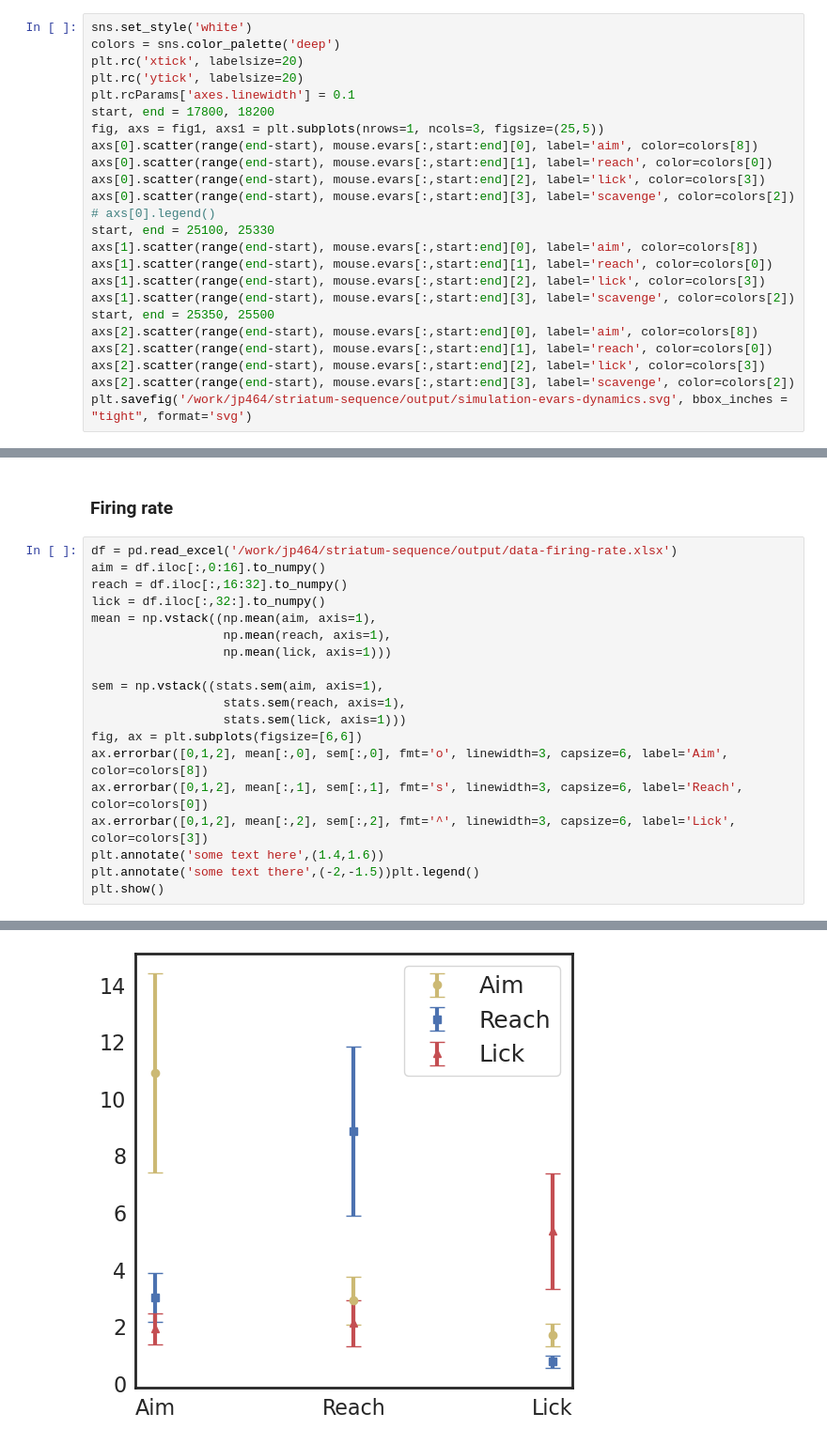
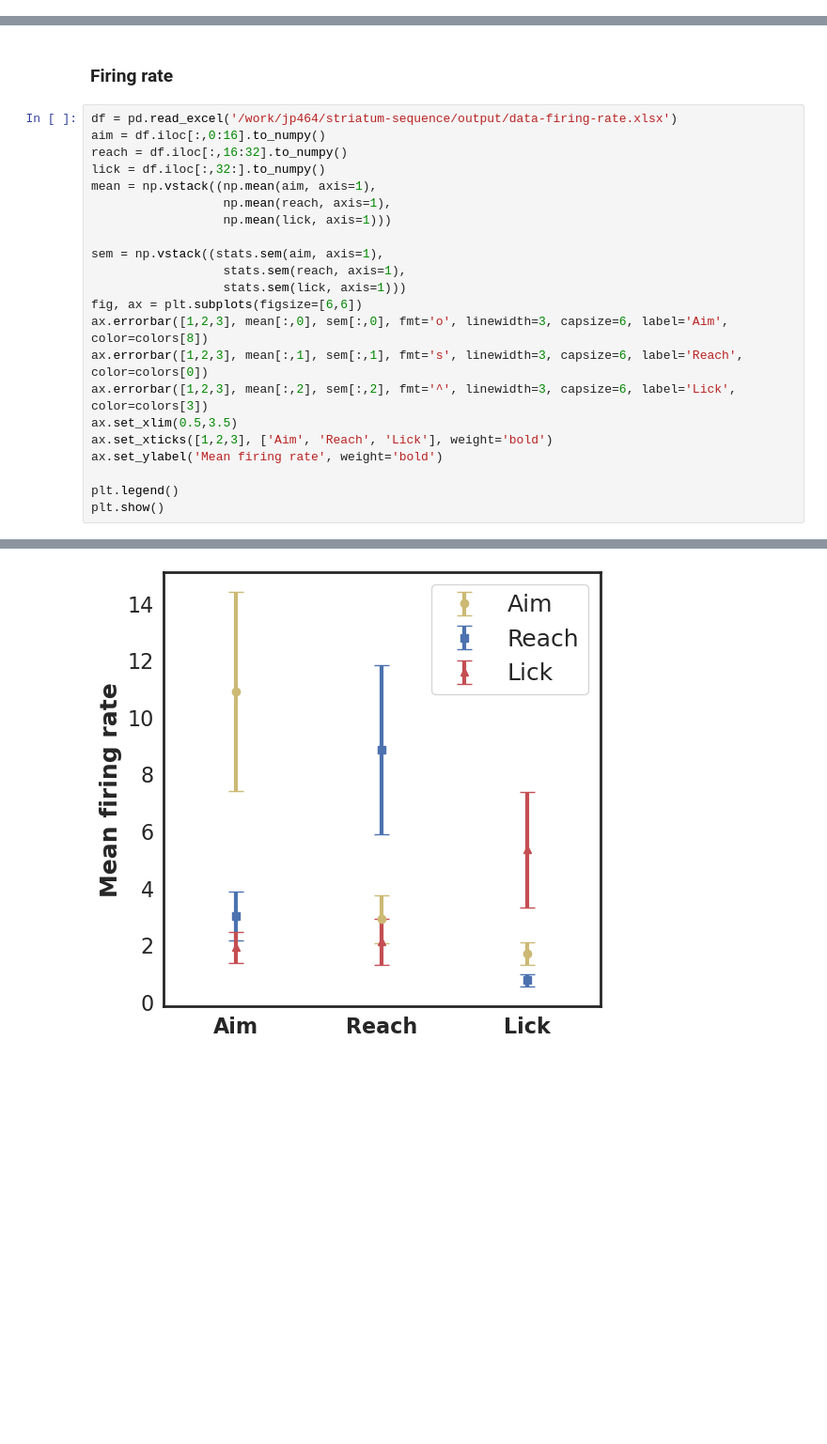
Before and after one commit to jp464/striatal-sequence, a Jupyter notebook: figures/article/1/figure.ipynb, the cells around one changed output, grey strips where cells are left out. Shown at 94% size. Cells and saved outputs as stored; diff of their text form; blank space fills up the shorter version.

```diff
--- a/figures/article/1/figure.ipynb
+++ b/figures/article/1/figure.ipynb
@@ -247,24 +200,0 @@ findfont: Font family 'arial' not found.
-# %%
-sns.set_style('white')
-colors = sns.color_palette('deep')
-plt.rc('xtick', labelsize=20)
-plt.rc('ytick', labelsize=20)
-plt.rcParams['axes.linewidth'] = 0.1
-start, end = 17800, 18200
-fig, axs = fig1, axs1 = plt.subplots(nrows=1, ncols=3, figsize=(25,5))
-axs[0].scatter(range(end-start), mouse.evars[:,start:end][0], label='aim', color=colors[8])
-axs[0].scatter(range(end-start), mouse.evars[:,start:end][1], label='reach', color=colors[0])
-axs[0].scatter(range(end-start), mouse.evars[:,start:end][2], label='lick', color=colors[3])
-axs[0].scatter(range(end-start), mouse.evars[:,start:end][3], label='scavenge', color=colors[2])
-# axs[0].legend()
-start, end = 25100, 25330
-axs[1].scatter(range(end-start), mouse.evars[:,start:end][0], label='aim', color=colors[8])
-axs[1].scatter(range(end-start), mouse.evars[:,start:end][1], label='reach', color=colors[0])
-axs[1].scatter(range(end-start), mouse.evars[:,start:end][2], label='lick', color=colors[3])
-axs[1].scatter(range(end-start), mouse.evars[:,start:end][3], label='scavenge', color=colors[2])
-start, end = 25350, 25500
-axs[2].scatter(range(end-start), mouse.evars[:,start:end][0], label='aim', color=colors[8])
-axs[2].scatter(range(end-start), mouse.evars[:,start:end][1], label='reach', color=colors[0])
-axs[2].scatter(range(end-start), mouse.evars[:,start:end][2], label='lick', color=colors[3])
-axs[2].scatter(range(end-start), mouse.evars[:,start:end][3], label='scavenge', color=colors[2])
-plt.savefig('/work/jp464/striatum-sequence/output/simulation-evars-dynamics.svg', bbox_inches = "tight", format='svg')
@@ -332,11 +259,14 @@ sem = np.vstack((stats.sem(aim, axis=1),
                   stats.sem(reach, axis=1),
                   stats.sem(lick, axis=1)))
 fig, ax = plt.subplots(figsize=[6,6])
-ax.errorbar([0,1,2], mean[:,0], sem[:,0], fmt='o', linewidth=3, capsize=6, label='Aim', color=colors[8])
-ax.errorbar([0,1,2], mean[:,1], sem[:,1], fmt='s', linewidth=3, capsize=6, label='Reach', color=colors[0])
-ax.errorbar([0,1,2], mean[:,2], sem[:,2], fmt='^', linewidth=3, capsize=6, label='Lick', color=colors[3])
-plt.annotate('some text here',(1.4,1.6))
-plt.annotate('some text there',(-2,-1.5))plt.legend()
+ax.errorbar([1,2,3], mean[:,0], sem[:,0], fmt='o', linewidth=3, capsize=6, label='Aim', color=colors[8])
+ax.errorbar([1,2,3], mean[:,1], sem[:,1], fmt='s', linewidth=3, capsize=6, label='Reach', color=colors[0])
+ax.errorbar([1,2,3], mean[:,2], sem[:,2], fmt='^', linewidth=3, capsize=6, label='Lick', color=colors[3])
+ax.set_xlim(0.5,3.5)
+ax.set_xticks([1,2,3], ['Aim', 'Reach', 'Lick'], weight='bold')
+ax.set_ylabel('Mean firing rate', weight='bold')
+
+plt.legend()
 plt.show()
 # %% [output]
 findfont: Font family 'arial' not found.
@@ -355,5 +285,5 @@ findfont: Font family 'arial' not found.
 findfont: Font family 'arial' not found.
 findfont: Font family 'arial' not found.
 findfont: Font family 'arial' not found.
 findfont: Font family 'arial' not found.
-[figure, old version]
+[figure, new version]
```
Also changed, not shown: parts of 8 cells of this notebook.
